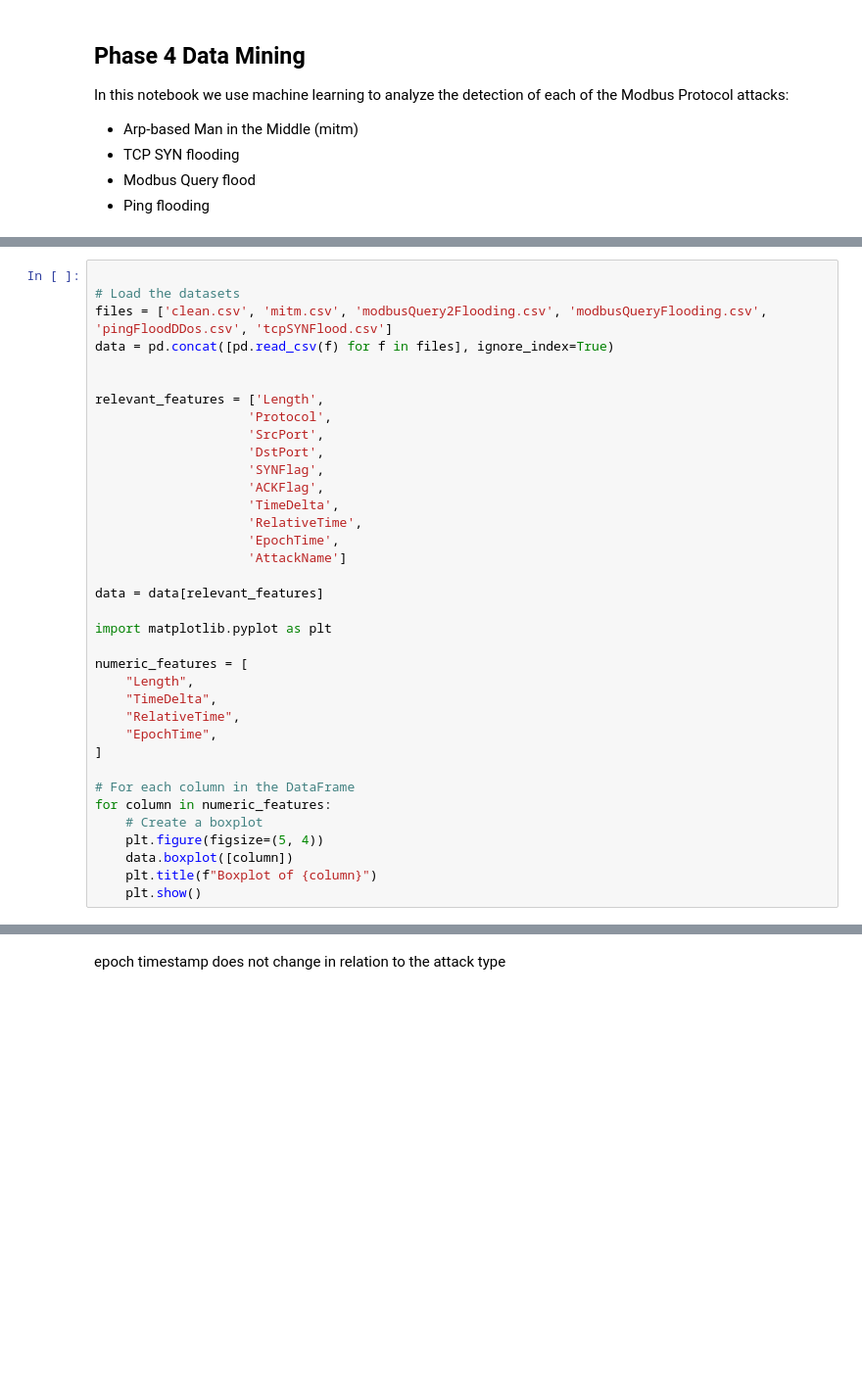
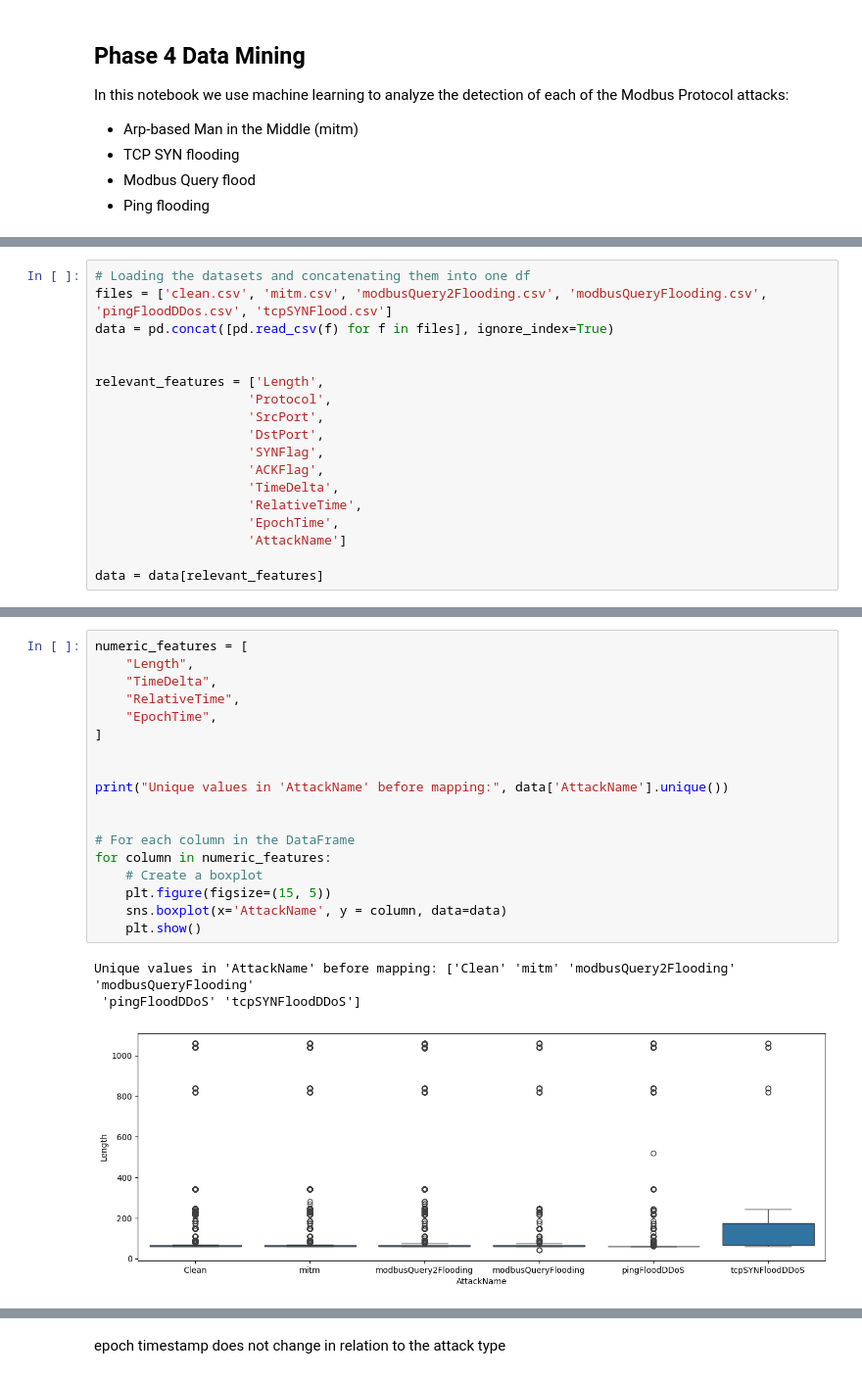
Before and after one commit to Amani-blip/Modbus-Protocol-Attacks, a Jupyter notebook: phase4-4.ipynb, the cells around one changed output, grey strips where cells are left out. Shown at 98% size. Cells and saved outputs as stored; diff of their text form; blank space fills up the shorter version.

Commit message:
adding summarization graphs

```diff
--- a/phase4-4.ipynb
+++ b/phase4-4.ipynb
@@ -18,6 +23,5 @@ import matplotlib.pyplot as plt
 # %%
-
-# Load the datasets
+# Loading the datasets and concatenating them into one df
 files = ['clean.csv', 'mitm.csv', 'modbusQuery2Flooding.csv', 'modbusQueryFlooding.csv', 'pingFloodDDos.csv', 'tcpSYNFlood.csv']
 data = pd.concat([pd.read_csv(f) for f in files], ignore_index=True)
 
@@ -34,20 +38,3 @@ relevant_features = ['Length',
                     'AttackName']
 
 data = data[relevant_features]
-
-import matplotlib.pyplot as plt
-
-numeric_features = [
-    "Length",
-    "TimeDelta",
-    "RelativeTime",
-    "EpochTime",
-]
-
-# For each column in the DataFrame
-for column in numeric_features:
-    # Create a boxplot
-    plt.figure(figsize=(5, 4))
-    data.boxplot([column])
-    plt.title(f"Boxplot of {column}")
-    plt.show()
@@ -58,0 +41,22 @@ for column in numeric_features:
+# %%
+numeric_features = [
+    "Length",
+    "TimeDelta",
+    "RelativeTime",
+    "EpochTime",
+]
+
+
+print("Unique values in 'AttackName' before mapping:", data['AttackName'].unique())
+
+
+# For each column in the DataFrame
+for column in numeric_features:
+    # Create a boxplot
+    plt.figure(figsize=(15, 5))
+    sns.boxplot(x='AttackName', y = column, data=data)
+    plt.show()
+# %% [output]
+Unique values in 'AttackName' before mapping: ['Clean' 'mitm' 'modbusQuery2Flooding' 'modbusQueryFlooding'
+ 'pingFloodDDoS' 'tcpSYNFloodDDoS']
+[figure, added]
```
Also changed, not shown: parts of 8 cells of this notebook.
